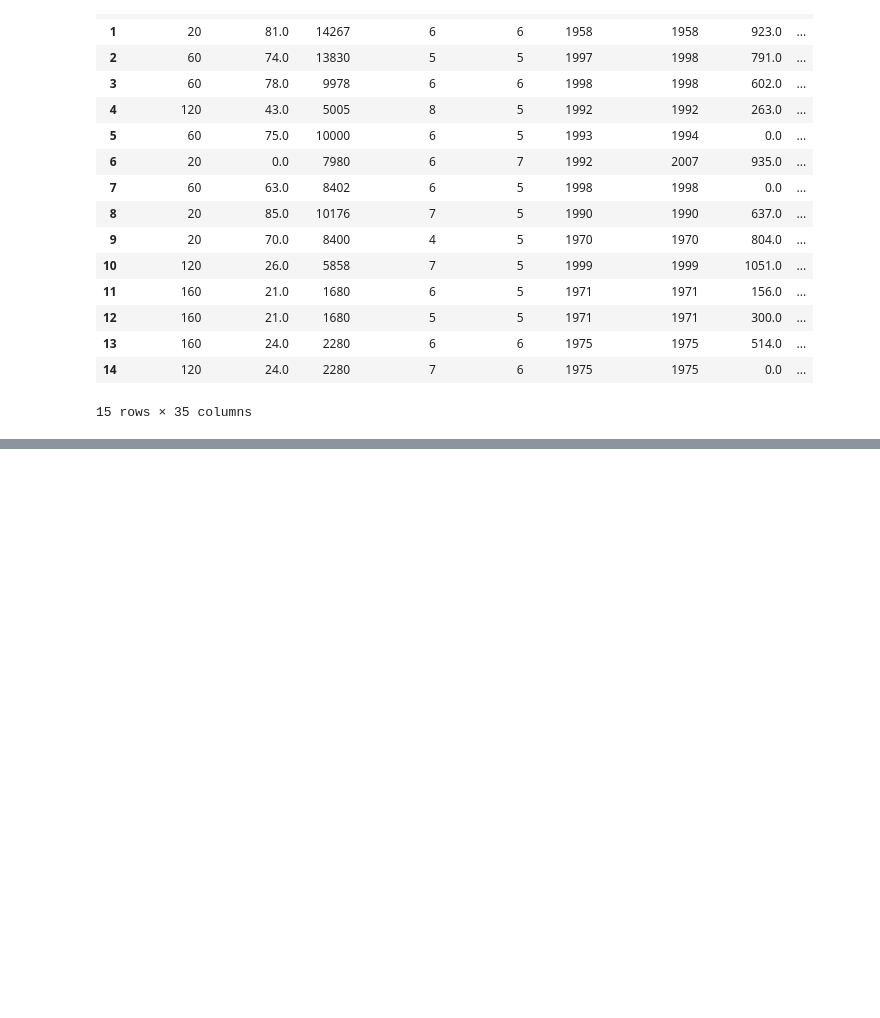
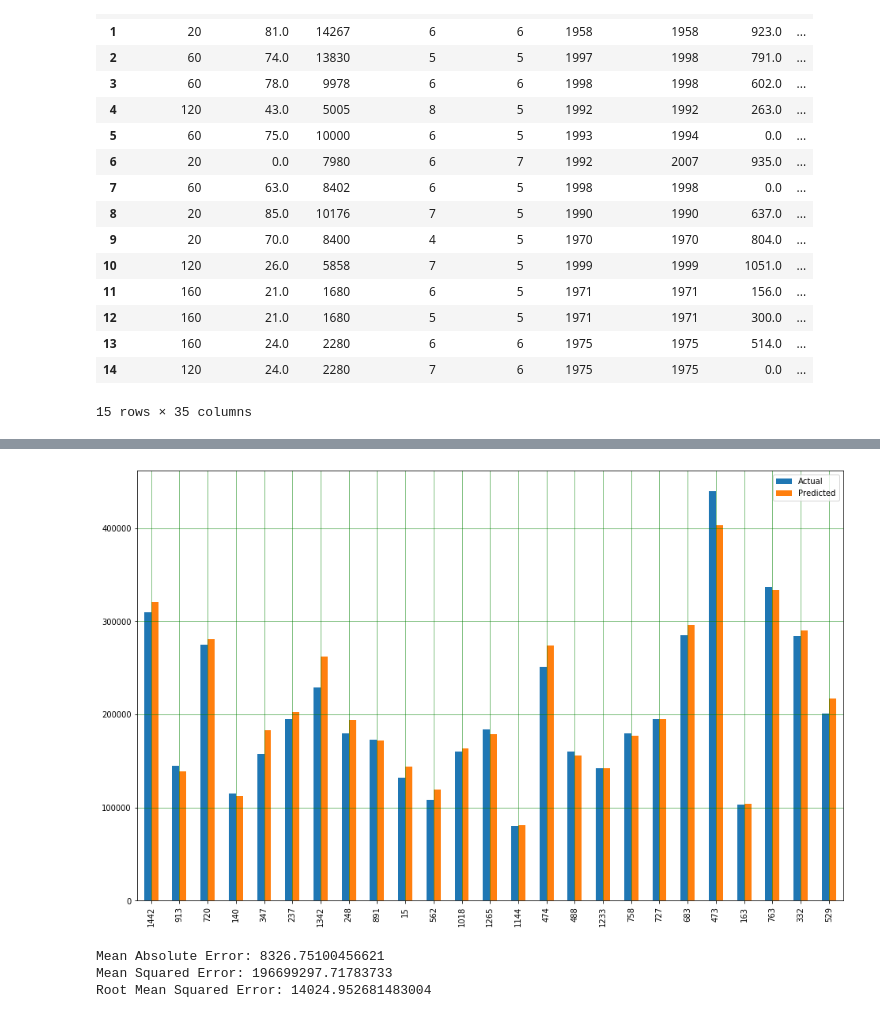
Before and after one commit to espinozachristian/House-Price-Predict, a Jupyter notebook: House_prices_predict.ipynb, the cells around one changed output, grey strips where cells are left out. Drawn from its saved outputs; the diff is of its cells as text; code cells hidden in the pictures; blank space fills up the shorter version.

```diff
--- a/House_prices_predict.ipynb
+++ b/House_prices_predict.ipynb
@@ -410,0 +446,9 @@ df_test_final.head(15)
+# %%
+X = df2.drop(['Preco Venda'],axis=1)
+Y = df2['Preco Venda']
+X_train, X_Test, Y_Train, y_test = train_test_split(X, Y,test_size = 0.2)
+# %%
+rf_model = RandomForestRegressor(n_estimators = 200, random_state = 0)
+
+rf_model.fit(train_X,train_y)
+print(mean_absolute_error(y_test,rf_model.predict(X_Test)))
@@ -410,0 +457,2 @@ df_test_final.head(15)
+# %%
+test_preds = rf_model.predict(X_Test)
@@ -410,0 +482,3 @@ df_test_final.head(15)
+# %%
+df4 = pd.DataFrame({'Actual': y_test, 'Predicted': test_preds.astype(int)})
+df4
@@ -410,0 +504,16 @@ df_test_final.head(15)
+# %%
+df6 = df4.head(25)
+df6.plot(kind='bar',figsize=(16,10))
+plt.grid(which='major', linestyle='-', linewidth='0.5', color='green')
+plt.grid(which='minor', linestyle=':', linewidth='0.5', color='black')
+plt.show()
+# %% [output]
+[figure, added]
+# %%
+print('Mean Absolute Error:', metrics.mean_absolute_error(y_test, test_preds))
+print('Mean Squared Error:', metrics.mean_squared_error(y_test, test_preds))
+print('Root Mean Squared Error:', np.sqrt(metrics.mean_squared_error(y_test, test_preds)))
+# %% [output]
+Mean Absolute Error: 8326.75100456621
+Mean Squared Error: 196699297.71783733
+Root Mean Squared Error: 14024.952681483004
```
Also changed, not shown: parts of 31 cells of this notebook, 1 other file.
